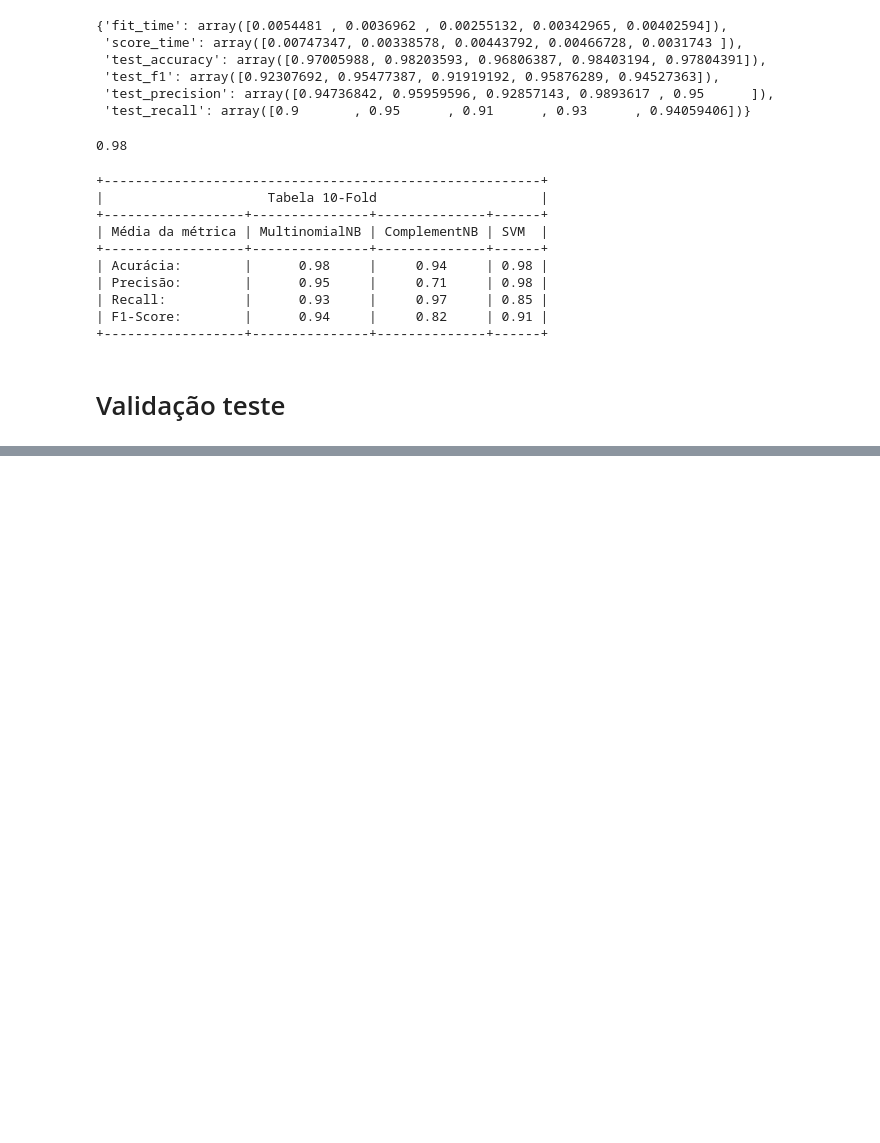
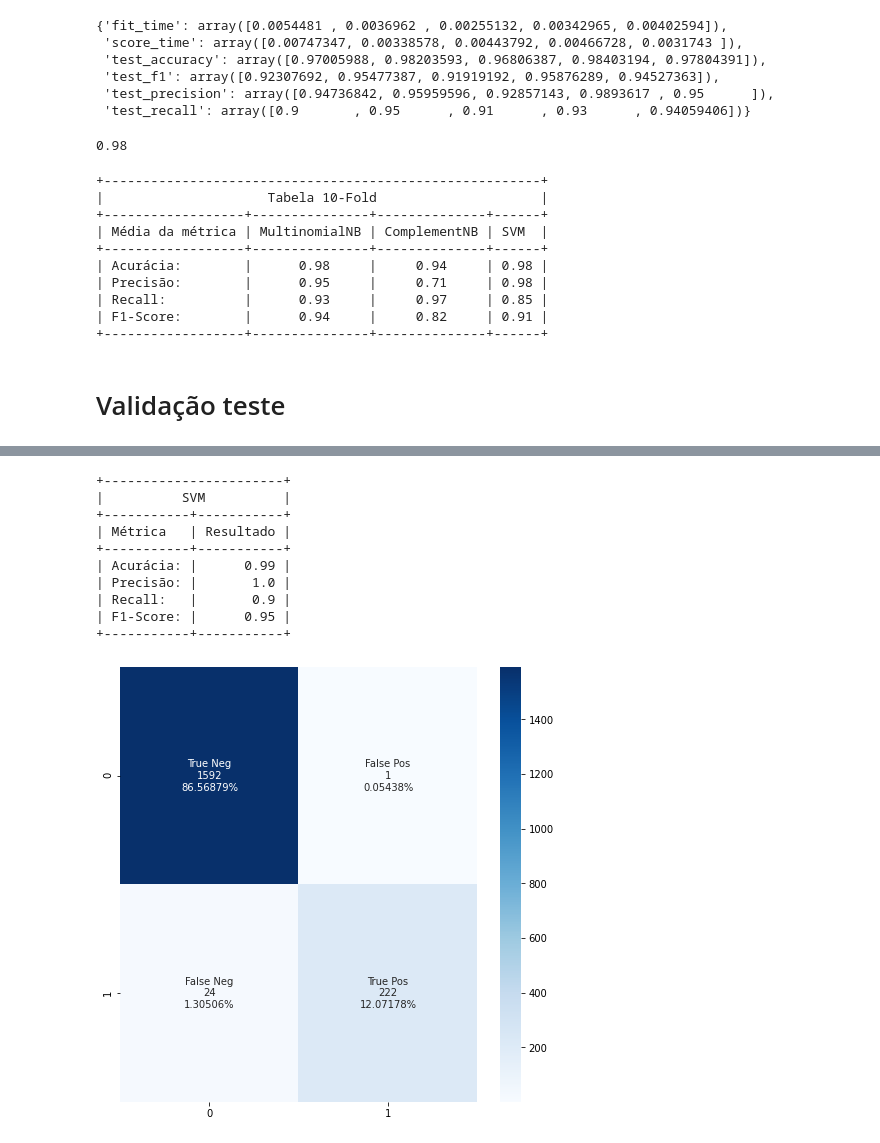
Before and after one commit to D3B0R4H/Trabalho3, a Jupyter notebook: Trabalho_final.ipynb, the cells around one changed output, grey strips where cells are left out. Saved outputs shown, nothing was run; the diff lists cells and outputs as text; code cells hidden in the pictures; blank space fills up the shorter version.

```diff
--- a/Trabalho_final.ipynb
+++ b/Trabalho_final.ipynb
@@ -420,0 +444,14 @@ matriz_confusao(y_test,Classificador_US.predict(X_test),'MultinomialNB')
+# %%
+matriz_confusao(y_test,classificador_SVM.predict(X_test),'SVM')
+# %% [output]
++-----------------------+
+|          SVM          |
++-----------+-----------+
+| Métrica   | Resultado |
++-----------+-----------+
+| Acurácia: |      0.99 |
+| Precisão: |       1.0 |
+| Recall:   |       0.9 |
+| F1-Score: |      0.95 |
++-----------+-----------+
+[figure, added]
```
Also changed, not shown: parts of 2 cells of this notebook.
